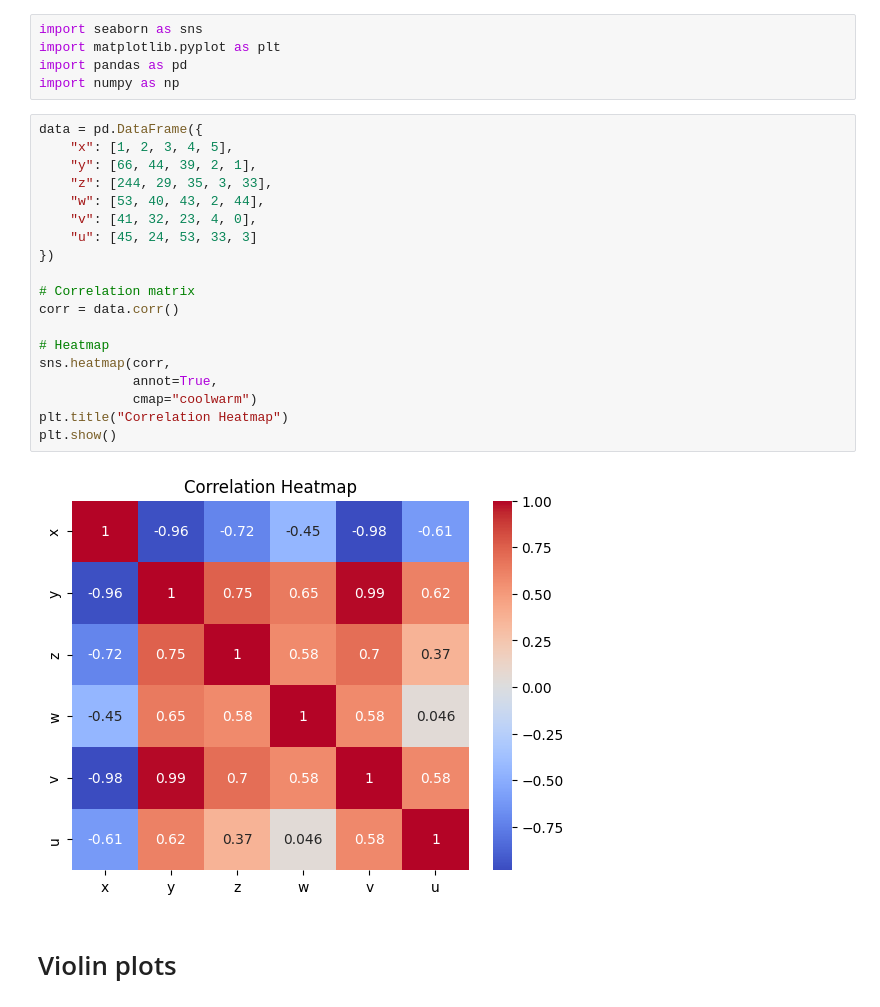
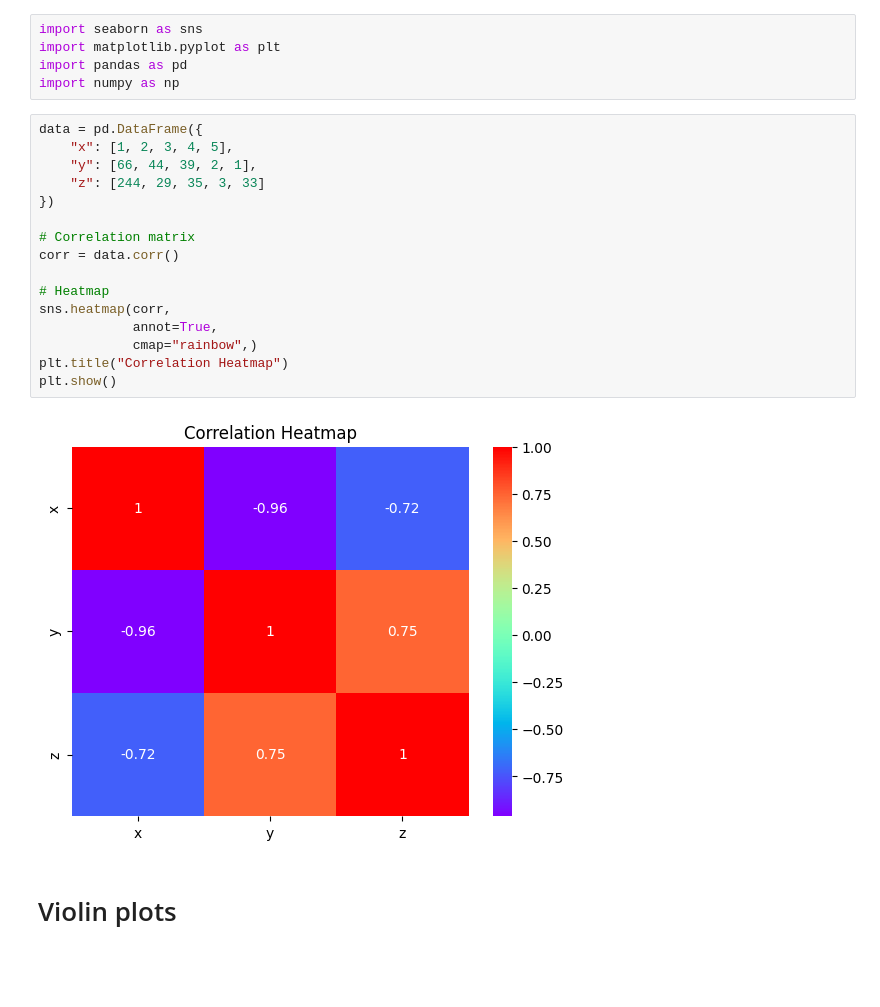
Before and after one commit to khalidkhankakar/Data-Visualization, a Jupyter notebook: class/04.ipynb, the cells around one changed output. Cells and saved outputs as stored; diff of their text form; blank space fills up the shorter version.

```diff
--- a/class/04.ipynb
+++ b/class/04.ipynb
@@ -6,24 +6,21 @@ import numpy as np
 # %%
 data = pd.DataFrame({
     "x": [1, 2, 3, 4, 5],
     "y": [66, 44, 39, 2, 1],
-    "z": [244, 29, 35, 3, 33],
-    "w": [53, 40, 43, 2, 44],
-    "v": [41, 32, 23, 4, 0],
-    "u": [45, 24, 53, 33, 3]
+    "z": [244, 29, 35, 3, 33]
 })
 
 # Correlation matrix
 corr = data.corr()
 
 # Heatmap
 sns.heatmap(corr,
             annot=True,
-            cmap="coolwarm")
+            cmap="rainbow",)
 plt.title("Correlation Heatmap")
 plt.show()
 # %% [output]
-[figure, old version]
+[figure, new version]
 # %% [markdown]
 # Violin plots
 # %%
```
Also changed, not shown: 4 other files.
